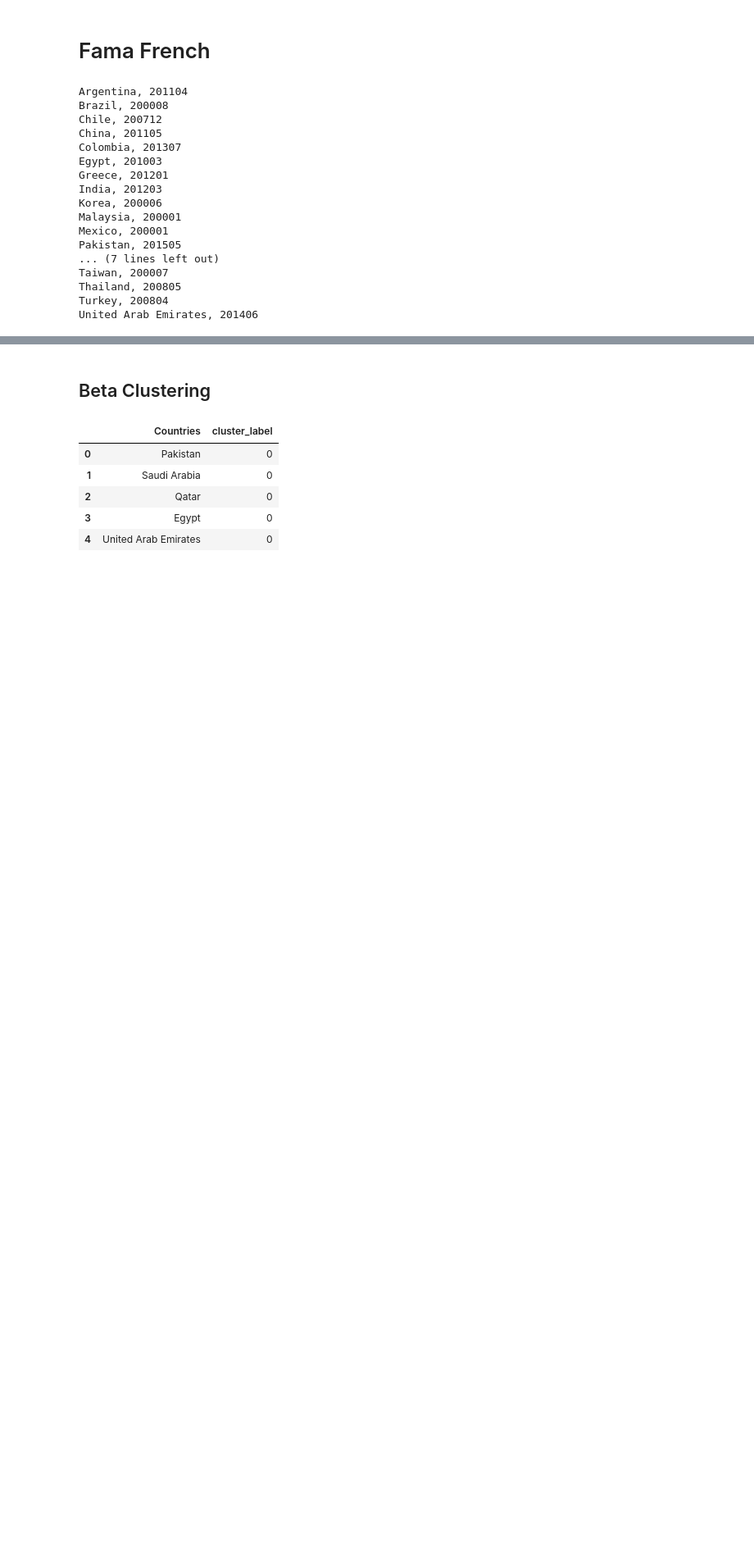
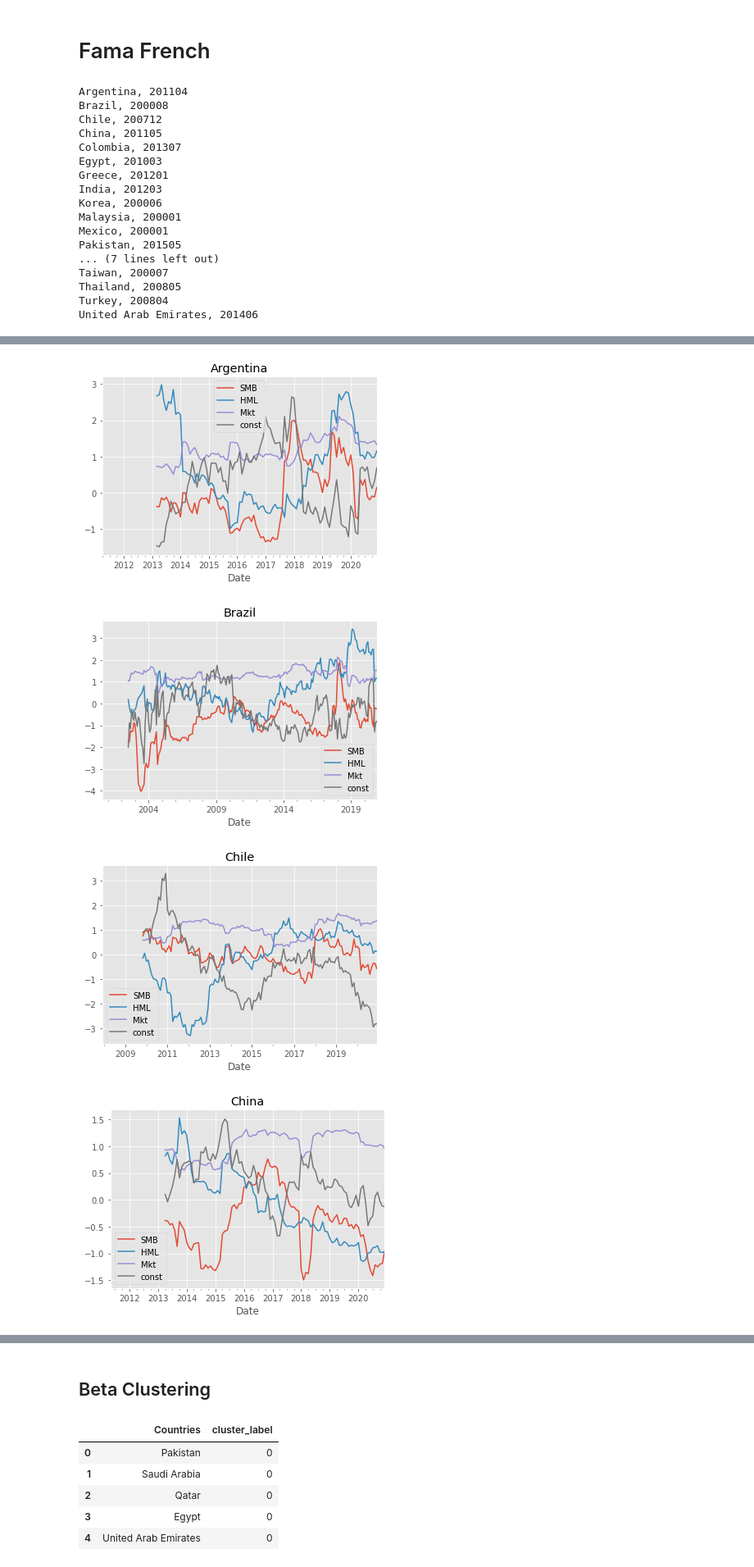
Before and after one commit to wingwingz/AFP, a Jupyter notebook: Risk Premia/equity.ipynb, the cells around one changed output, grey strips where cells are left out. Shown at 82% size. Cells and saved outputs as stored; diff of their text form; code cells hidden in the pictures; blank space fills up the shorter version.

Commit message:
cluster-based corr analysis on rca & beta

```diff
--- a/Risk Premia/equity.ipynb
+++ b/Risk Premia/equity.ipynb
@@ -73,0 +77,21 @@ t_stats_df = pd.DataFrame(t_stats_dict)
+# %%
+rolling_betas = {}
+ff5_new = ff5.copy()
+ff5_new['Mkt'] = ff5_new['Mkt-RF'] + ff5_new['RF']
+#cols = ['SMB', 'HML', 'RMW', 'CMA', 'Mkt']
+cols = ['SMB', 'HML', 'Mkt']
+for c in country_returns:
+    y = country_returns.loc[ff5_new.index][c]
+    y = y.dropna()
+    X = ff5_new.loc[y.index][cols]
+    X = sm.add_constant(X, prepend=False)
+    mod = RollingOLS(y*100, X,window=24)
+    rolling_res = mod.fit(params_only = True)
+    rolling_res.params.plot(title = c)
+    plt.show()
+    rolling_betas[c] = rolling_res.params
+# %% [output]
+[figure, added]
+[figure, added]
+[figure, added]
+[figure, added]
```
Also changed, not shown: parts of 6 cells of this notebook, 1 other file.
